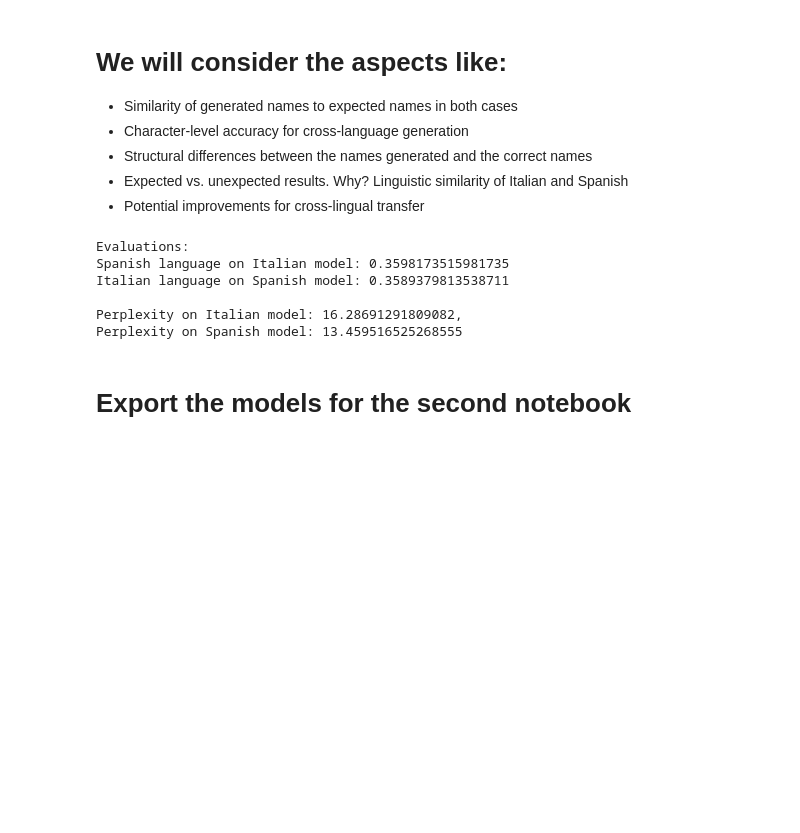
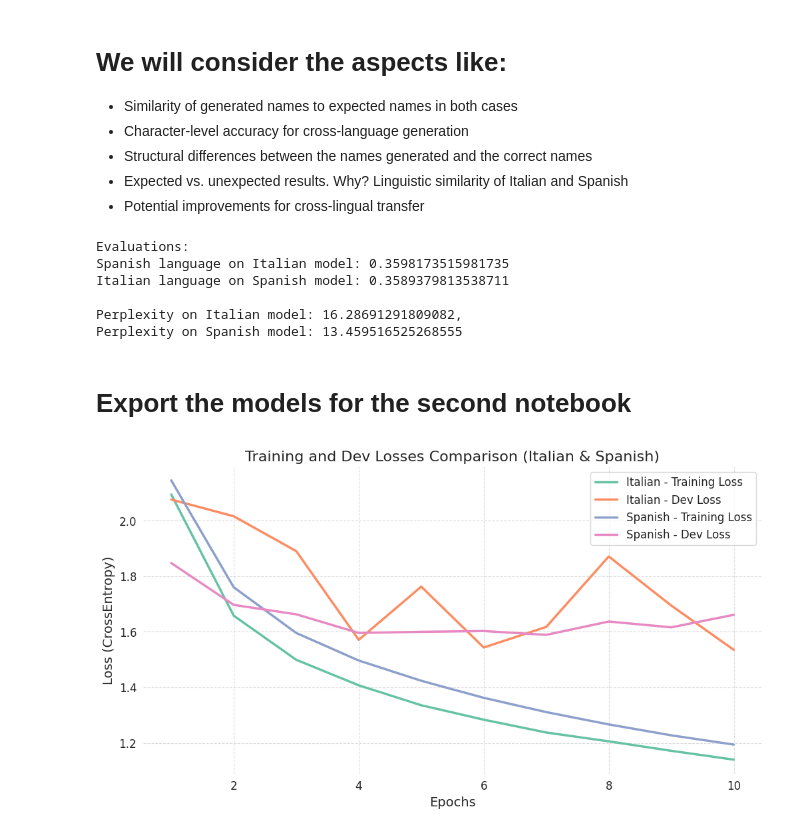
Before and after one commit to maxdegtyarev/NLP, a Jupyter notebook: ex_2/NLP_Assignment_2_models_training.ipynb, the cells around one changed output. Drawn from its saved outputs; the diff is of its cells as text; code cells hidden in the pictures; blank space fills up the shorter version.

Commit message:
Updated graph

```diff
--- a/ex_2/NLP_Assignment_2_models_training.ipynb
+++ b/ex_2/NLP_Assignment_2_models_training.ipynb
@@ -627,3 +627,36 @@ with open('italian_model.pkl', 'wb') as f:
 # Save the Spanish model
 with open('spanish_model.pkl', 'wb') as f:
     pickle.dump(spanish_model, f)
+# %%
+import matplotlib.pyplot as plt
+import seaborn as sns
+
+def visualise_losses_combined(train_losses_it, dev_losses_it, train_losses_sp, dev_losses_sp):
+    epochs_it = range(1, len(train_losses_it) + 1)
+    epochs_sp = range(1, len(train_losses_sp) + 1)
+
+    plt.figure(figsize=(12, 6))
+    sns.set_style("whitegrid")
+
+    sns.lineplot(x=epochs_it, y=train_losses_it, label="Italian - Training Loss", linewidth=2.5)
+    sns.lineplot(x=epochs_it, y=dev_losses_it, label="Italian - Dev Loss", linewidth=2.5)
+    sns.lineplot(x=epochs_sp, y=train_losses_sp, label="Spanish - Training Loss", linewidth=2.5)
+    sns.lineplot(x=epochs_sp, y=dev_losses_sp, label="Spanish - Dev Loss", linewidth=2.5)
+
+
+    plt.xlabel("Epochs", fontsize=14)
+    plt.ylabel("Loss (CrossEntropy)", fontsize=14)
+    plt.title("Training and Dev Losses Comparison (Italian & Spanish)", fontsize=16)
+    plt.legend(fontsize=12)
+    plt.grid(True, linestyle="--", alpha=0.7)
+    plt.xticks(fontsize=12)
+    plt.yticks(fontsize=12)
+    sns.despine(left=True, bottom=True)
+
+    plt.show()
+
+# Assuming it_train_losses, it_dev_losses, sp_train_losses, sp_dev_losses are defined
+# from your previous code.  Replace with your actual variable names if different.
+visualise_losses_combined(it_train_losses[:10], it_dev_losses[:10], sp_train_losses[:10], sp_dev_losses[:10])
+# %% [output]
+[figure, added]
```
Also changed, not shown: parts of 1 cell of this notebook.
